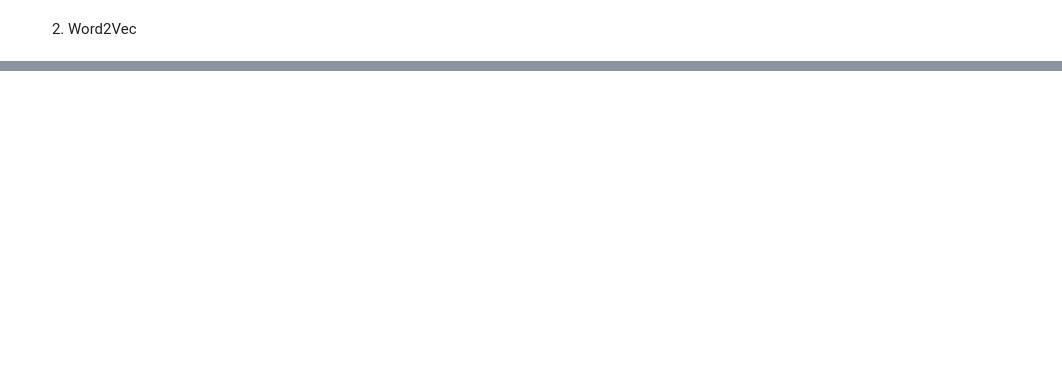
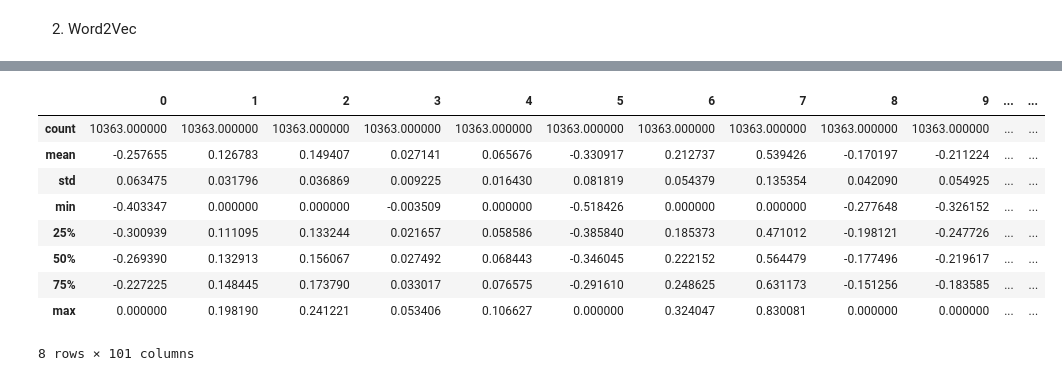
Before and after one commit to FlorianCochachin/nlp-as-comentarios-restaurantes-unmsm, a Jupyter notebook: src/data/LimpiezaDataExtracciónCaracteristicas.ipynb, the cells around one changed output, grey strips where cells are left out. Saved outputs shown, nothing was run; the diff lists cells and outputs as text; code cells hidden in the pictures; blank space fills up the shorter version.

```diff
--- a/src/data/LimpiezaDataExtracciónCaracteristicas.ipynb
+++ b/src/data/LimpiezaDataExtracciónCaracteristicas.ipynb
@@ -237,3 +329,14 @@ data_set_transformada.head(5)
 5 rows × 101 columns
 # %%
-data_set_transformada.to_csv('data_set_restaurantes_comentarios.csv', index=False)
+data_set_transformada.describe()
+# %% [output]
+|  | 0 | 1 | 2 | 3 | 4 | 5 | 6 | 7 | 8 | 9 | ... | ... |
+| count | 10363.000000 | 10363.000000 | 10363.000000 | 10363.000000 | 10363.000000 | 10363.000000 | 10363.000000 | 10363.000000 | 10363.000000 | 10363.000000 | ... | ... |
+| mean | -0.257655 | 0.126783 | 0.149407 | 0.027141 | 0.065676 | -0.330917 | 0.212737 | 0.539426 | -0.170197 | -0.211224 | ... | ... |
+| std | 0.063475 | 0.031796 | 0.036869 | 0.009225 | 0.016430 | 0.081819 | 0.054379 | 0.135354 | 0.042090 | 0.054925 | ... | ... |
+| min | -0.403347 | 0.000000 | 0.000000 | -0.003509 | 0.000000 | -0.518426 | 0.000000 | 0.000000 | -0.277648 | -0.326152 | ... | ... |
+| 25% | -0.300939 | 0.111095 | 0.133244 | 0.021657 | 0.058586 | -0.385840 | 0.185373 | 0.471012 | -0.198121 | -0.247726 | ... | ... |
+| 50% | -0.269390 | 0.132913 | 0.156067 | 0.027492 | 0.068443 | -0.346045 | 0.222152 | 0.564479 | -0.177496 | -0.219617 | ... | ... |
+| 75% | -0.227225 | 0.148445 | 0.173790 | 0.033017 | 0.076575 | -0.291610 | 0.248625 | 0.631173 | -0.151256 | -0.183585 | ... | ... |
+| max | 0.000000 | 0.198190 | 0.241221 | 0.053406 | 0.106627 | 0.000000 | 0.324047 | 0.830081 | 0.000000 | 0.000000 | ... | ... |
+8 rows × 101 columns
```
Also changed, not shown: parts of 19 cells of this notebook, 10 other files.
